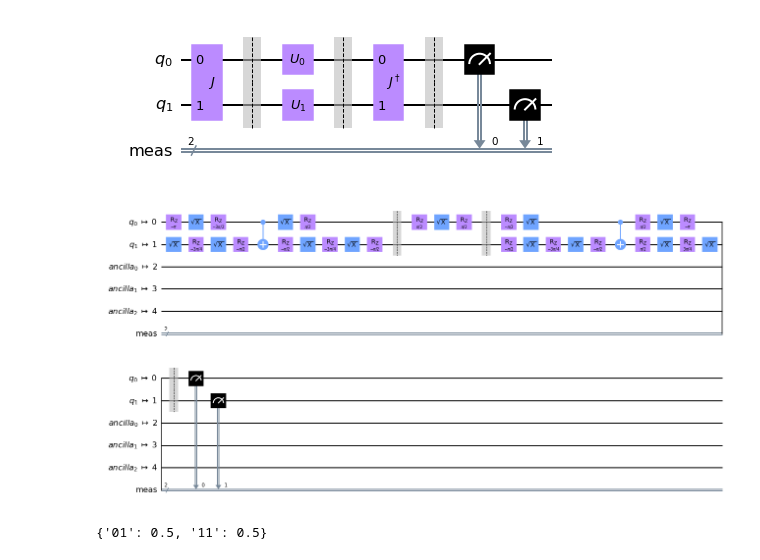
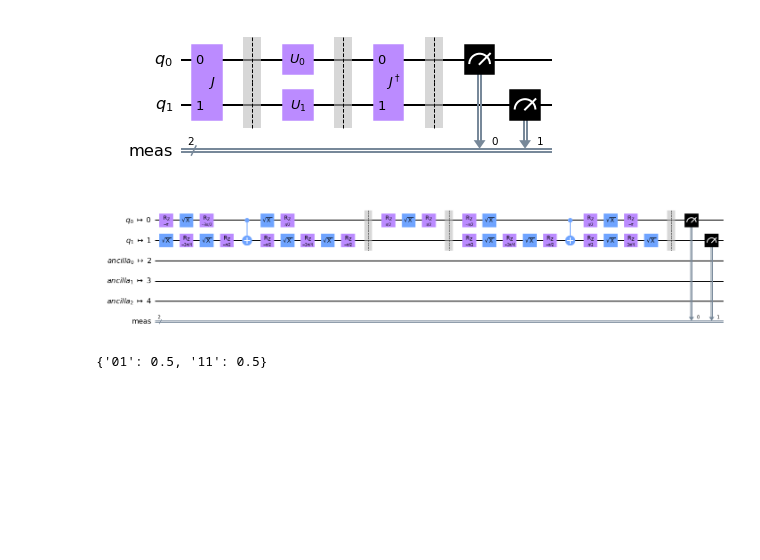
Before and after one commit to tomekzaw/ewl, a Jupyter notebook: examples/example.ipynb, the cells around one changed output. Cells and saved outputs as stored; diff of their text form; code cells hidden in the pictures; blank space fills up the shorter version.

Commit message:
Add kwargs to draw methods (#31)
* Add `kwargs` in `draw` and `draw_transpiled` methods

* Update notebook

```diff
--- a/examples/example.ipynb
+++ b/examples/example.ipynb
@@ -125,9 +125,9 @@ ewl_ibmq.draw()
 # %% [output]
 [figure]
 # %%
-ewl_ibmq.draw_transpiled(backend_name='ibmq_quito', optimization_level=3)
+ewl_ibmq.draw_transpiled(backend_name='ibmq_quito', optimization_level=3, fold=-1)
 # %% [output]
-[figure, old version]
+[figure, new version]
 # %%
 probs = ewl_ibmq.simulate_probs()
 print(probs)
```
Also changed, not shown: parts of 3 cells of this notebook, 1 other file.
